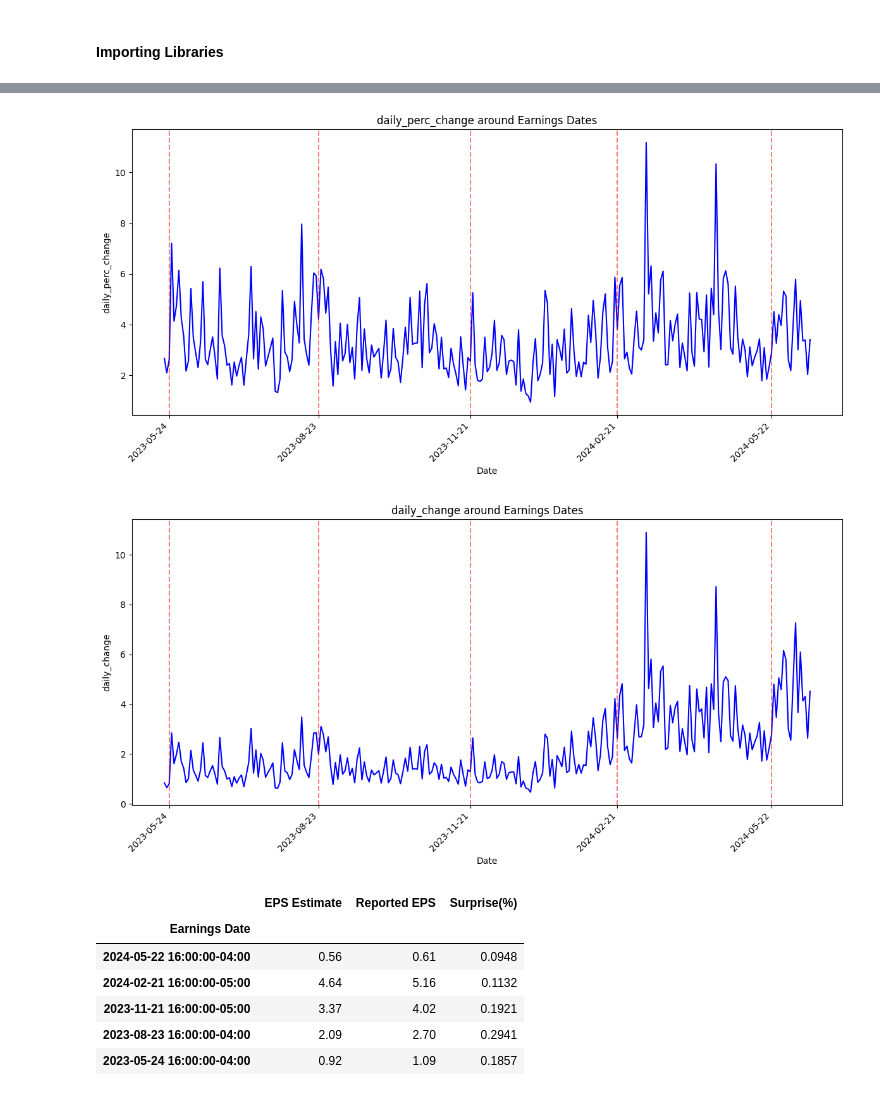
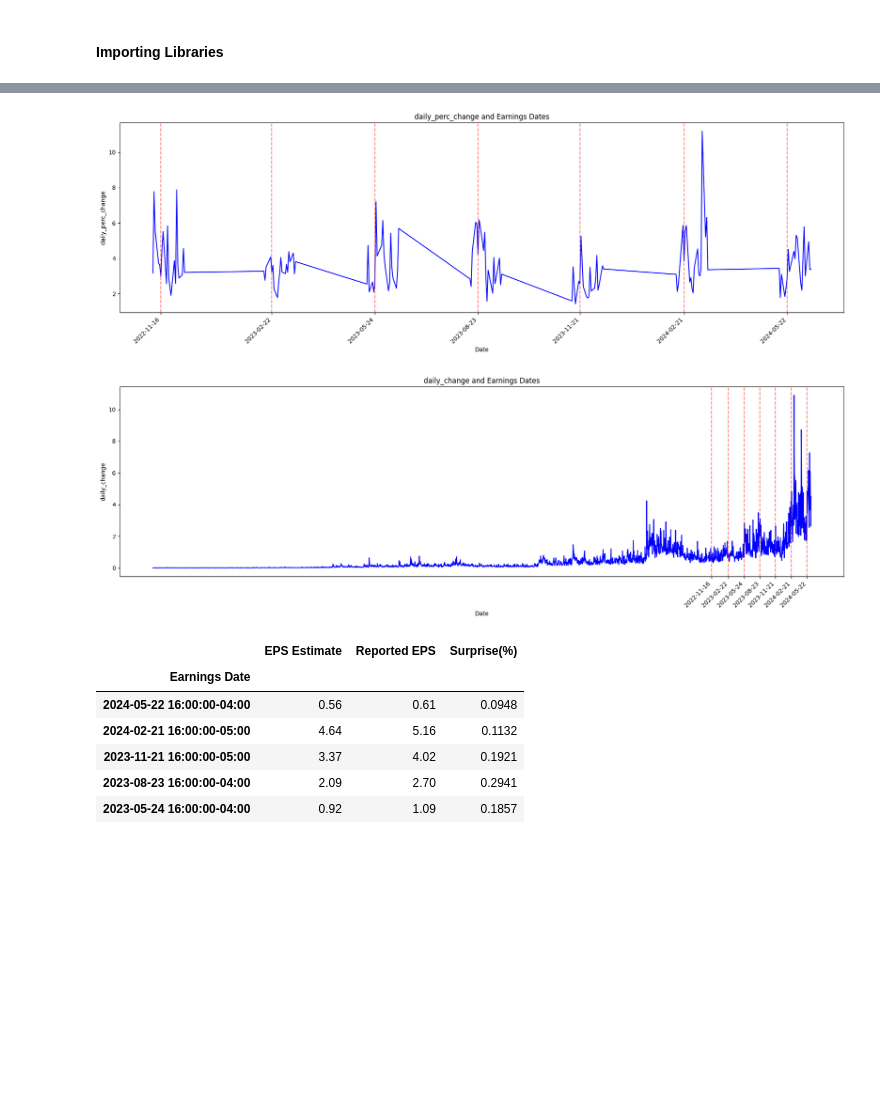
Before and after one commit to Hous-5/stock_analysis_project, a Jupyter notebook: CircleBook.ipynb, the cells around one changed output, grey strips where cells are left out. Saved outputs shown, nothing was run; the diff lists cells and outputs as text; code cells hidden in the pictures; blank space fills up the shorter version.

Commit message:
added filter funnction to only take days before and after an earnings report so that we can plot it

```diff
--- a/CircleBook.ipynb
+++ b/CircleBook.ipynb
@@ -9,7 +9,7 @@ sa = Stock_Analysis()
 # %%
 sa = Stock_Analysis()
 ticker = 'NVDA'
-start_date = '2023-05-22'#'2014-01-01'
+start_date = '2014-01-01'
 end_date = '2024-06-15'
 df = sa.get_merged_data(ticker, start_date, end_date)
 df.head(10)
@@ -37,0 +38,3 @@ df.head()
+# %%
+df_earnings = sa.earnings_dates(df, 7, 21)
+df_earnings.head()
@@ -38,11 +48,11 @@ df.head()
 # %%
-sa.plot_daily(df, 'daily_perc_change')
+sa.plot_daily(df_earnings, 'daily_perc_change')
 # %% [output]
-[figure, old version]
+[figure, new version]
 # %%
 sa.plot_daily(df, 'daily_change')
 # %% [output]
-[figure, old version]
+[figure, new version]
 # %%
 sa = Stock_Analysis()
 ticker = 'NVDA'
```
Also changed, not shown: parts of 3 cells of this notebook, 1 other file.
